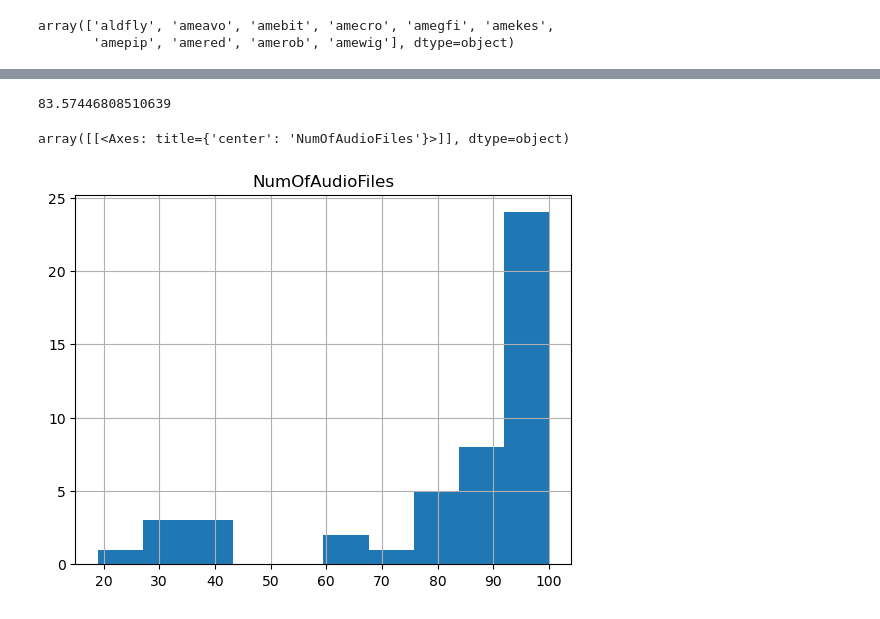
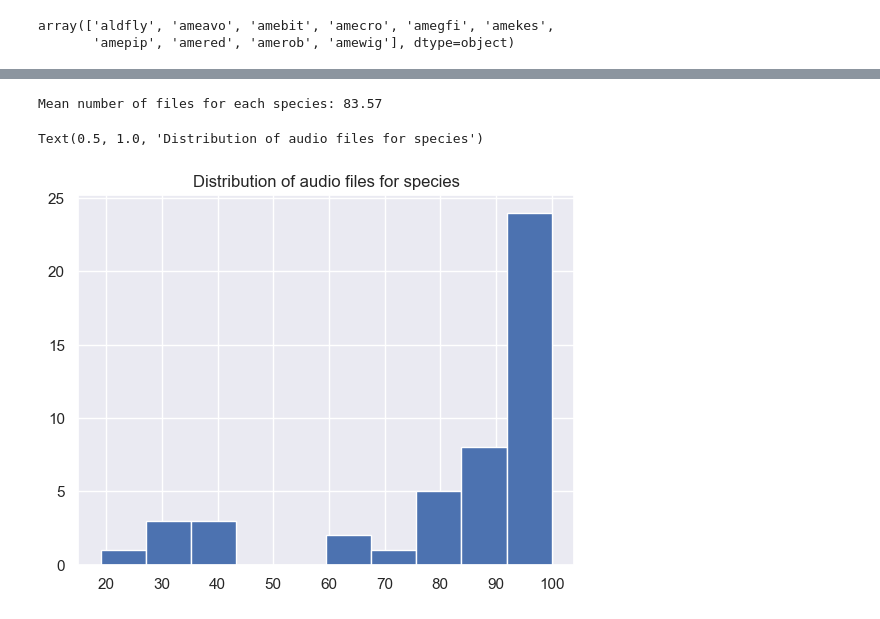
Before and after one commit to PyMati/BirdSongRecognitionDNN, a Jupyter notebook: data.ipynb, the cells around one changed output, grey strips where cells are left out. Drawn from its saved outputs; the diff is of its cells as text; code cells hidden in the pictures.

```diff
--- a/data.ipynb
+++ b/data.ipynb
@@ -4 +7,3 @@ import matplotlib.pyplot as plt
 import os
+# %%
+sns.set_theme()
@@ -84,9 +80,10 @@ memory usage: 884.0+ bytes
-# %%
-df["NumOfAudioFiles"].mean()
-# %% [output]
-83.57446808510639
-# %%
-df.hist()
-# %% [output]
-array([[<Axes: title={'center': 'NumOfAudioFiles'}>]], dtype=object)
-[figure, removed]
+# %%
+print(f"Mean number of files for each species: {round(df["NumOfAudioFiles"].mean(), 2)}")
+# %% [output]
+Mean number of files for each species: 83.57
+# %%
+df.hist()
+plt.title("Distribution of audio files for species")
+# %% [output]
+Text(0.5, 1.0, 'Distribution of audio files for species')
+[figure, added]
```
Also changed, not shown: parts of 13 cells of this notebook.
